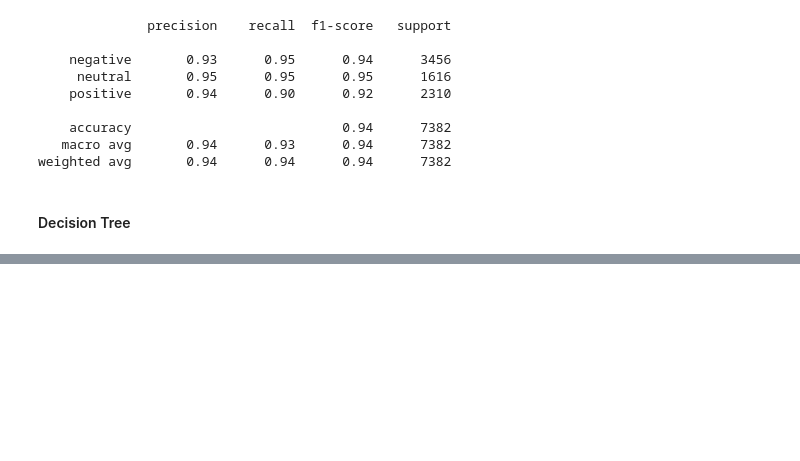
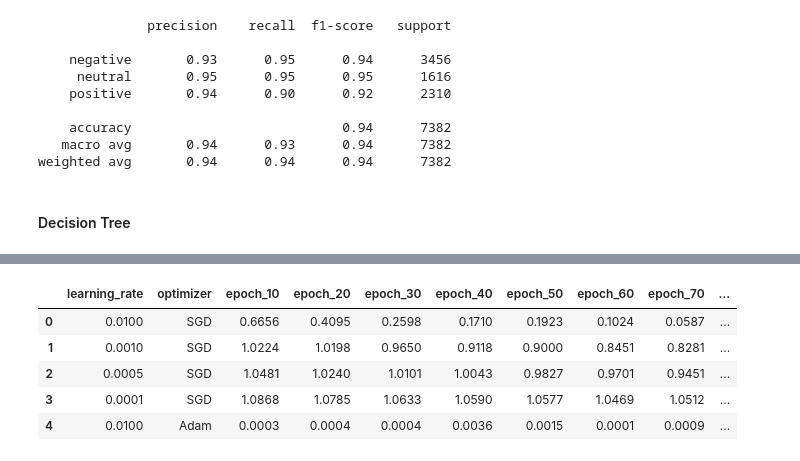
Before and after one commit to WillisYangg/FYP_Sentic_API, a Jupyter notebook: Labelled_Data/lexicon_compare.ipynb, the cells around one changed output, grey strips where cells are left out. Cells and saved outputs as stored; diff of their text form; code cells hidden in the pictures; blank space fills up the shorter version.

```diff
--- a/Labelled_Data/lexicon_compare.ipynb
+++ b/Labelled_Data/lexicon_compare.ipynb
@@ -564,0 +663,10 @@ weighted avg       0.89      0.89      0.89      7382
+# %%
+df = pd.read_excel('../Reddit Data/model loss.xlsx')
+df.head()
+# %% [output]
+|  | learning_rate | optimizer | epoch_10 | epoch_20 | epoch_30 | epoch_40 | epoch_50 | epoch_60 | epoch_70 | ... |
+| 0 | 0.0100 | SGD | 0.6656 | 0.4095 | 0.2598 | 0.1710 | 0.1923 | 0.1024 | 0.0587 | ... |
+| 1 | 0.0010 | SGD | 1.0224 | 1.0198 | 0.9650 | 0.9118 | 0.9000 | 0.8451 | 0.8281 | ... |
+| 2 | 0.0005 | SGD | 1.0481 | 1.0240 | 1.0101 | 1.0043 | 0.9827 | 0.9701 | 0.9451 | ... |
+| 3 | 0.0001 | SGD | 1.0868 | 1.0785 | 1.0633 | 1.0590 | 1.0577 | 1.0469 | 1.0512 | ... |
+| 4 | 0.0100 | Adam | 0.0003 | 0.0004 | 0.0004 | 0.0036 | 0.0015 | 0.0001 | 0.0009 | ... |
```
Also changed, not shown: parts of 20 cells of this notebook, 2 other files.
